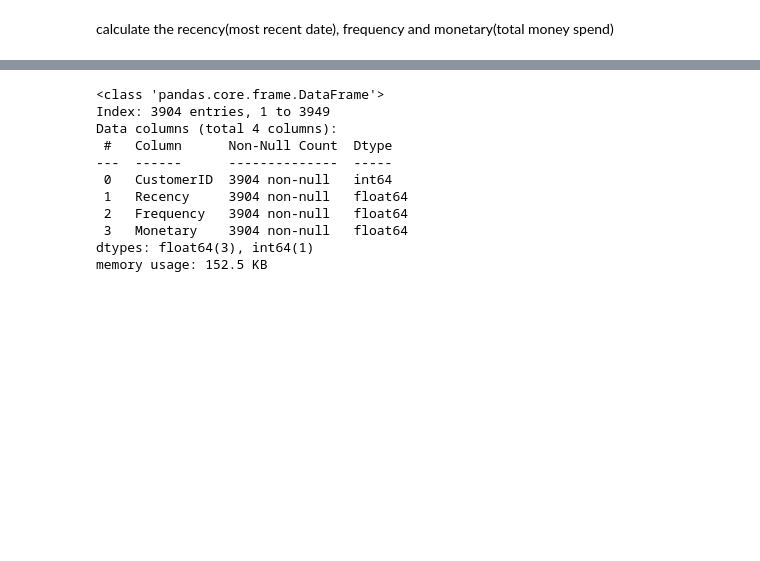
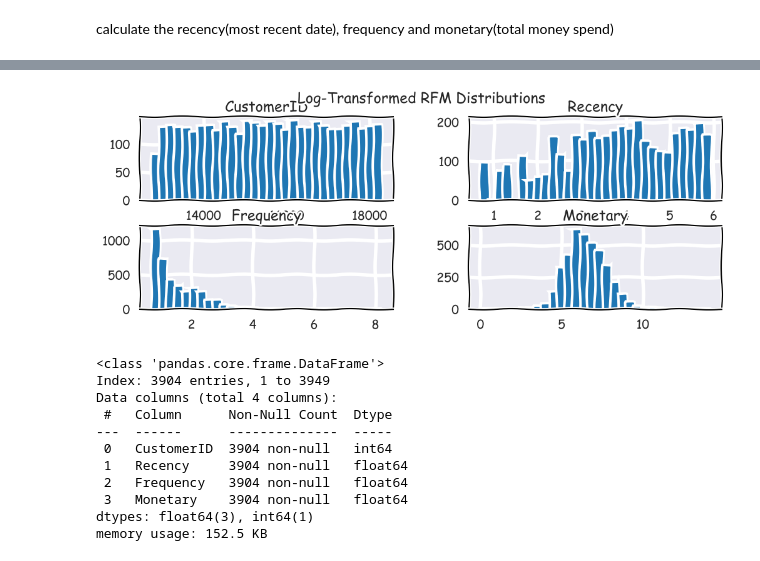
Before and after one commit to Thuvii/dataMining, a Jupyter notebook: project4/project4.ipynb, the cells around one changed output, grey strips where cells are left out. Drawn from its saved outputs; the diff is of its cells as text; code cells hidden in the pictures; blank space fills up the shorter version.

```diff
--- a/project4/project4.ipynb
+++ b/project4/project4.ipynb
@@ -126,3 +134,9 @@ calculate the recency(most recent date), frequency and monetary(total money spen
+# %%
+rfm.hist(bins=30, figsize=(12, 4))
+plt.suptitle('Log-Transformed RFM Distributions')
+plt.show()
+# %% [output]
+[figure, added]
 # %%
 rfm.info()
 # %% [output]
```
Also changed, not shown: parts of 9 cells of this notebook, 2 other files.
